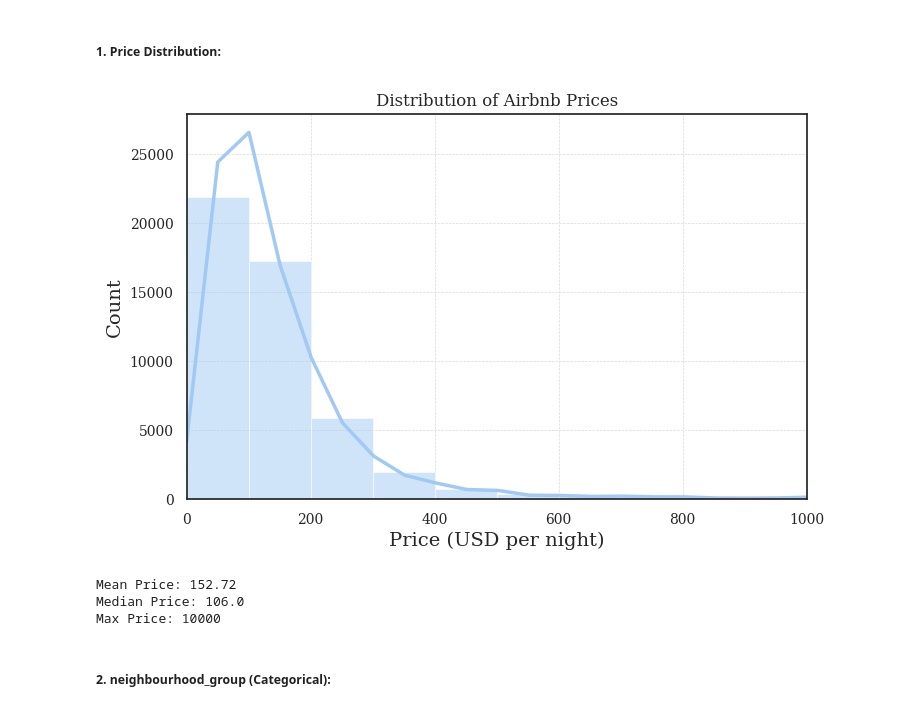
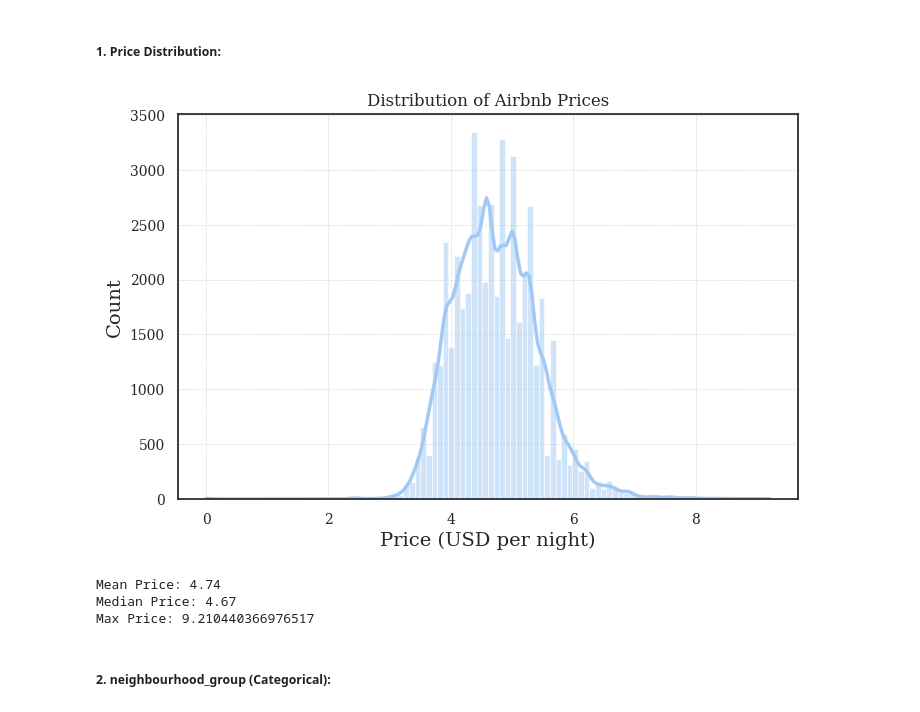
Before and after one commit to Aditya-907/NYC_Airbnb_EDA, a Jupyter notebook: notebooks/EDA_Report.ipynb, the cells around one changed output. Saved outputs shown, nothing was run; the diff lists cells and outputs as text; code cells hidden in the pictures.

```diff
--- a/notebooks/EDA_Report.ipynb
+++ b/notebooks/EDA_Report.ipynb
@@ -637,21 +659,20 @@ Successfully saved the final engineered data to 'AB_NYC_2019_engineered.csv'
 ##### 1. Price Distribution:
 # %%
 plt.figure(figsize=(8,5))
-sns.histplot(df['price'], bins=100, kde=True)
+sns.histplot(df['price_log'], bins=100, kde=True)
 plt.title('Distribution of Airbnb Prices')
 plt.xlabel('Price (USD per night)')
 plt.ylabel('Count')
-plt.xlim(0, 1000)  # limit to filter extreme outliers
 plt.show()
 
-print("Mean Price:", round(df['price'].mean(), 2))
-print("Median Price:", round(df['price'].median(), 2))
-print("Max Price:", df['price'].max())
+print("Mean Price:", round(df['price_log'].mean(), 2))
+print("Median Price:", round(df['price_log'].median(), 2))
+print("Max Price:", df['price_log'].max())
 # %% [output]
-[figure, old version]
+[figure, new version]
-Mean Price: 152.72
-Median Price: 106.0
-Max Price: 10000
+Mean Price: 4.74
+Median Price: 4.67
+Max Price: 9.210440366976517
 # %% [markdown]
 ##### 2. neighbourhood_group (Categorical):
 # %%
```
Also changed, not shown: parts of 33 cells of this notebook.
